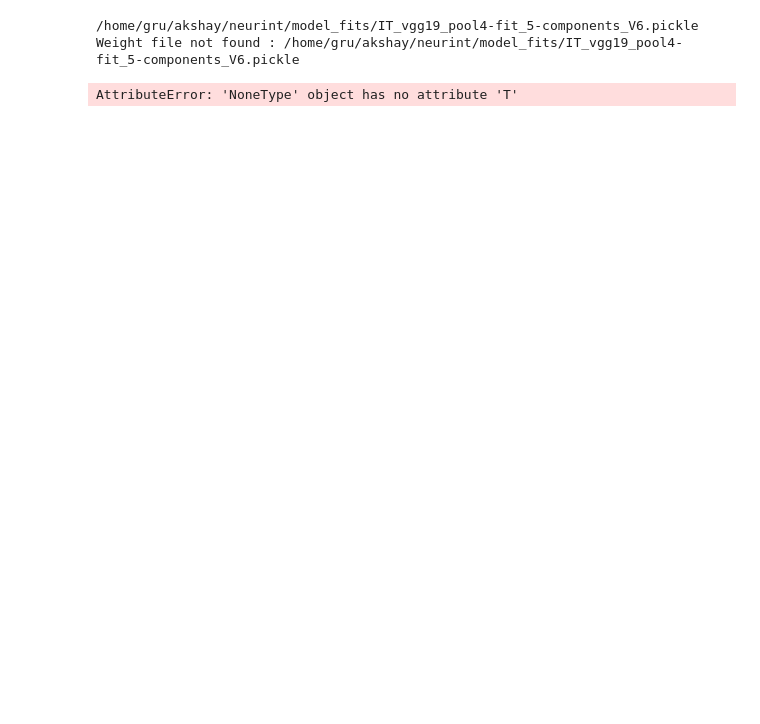
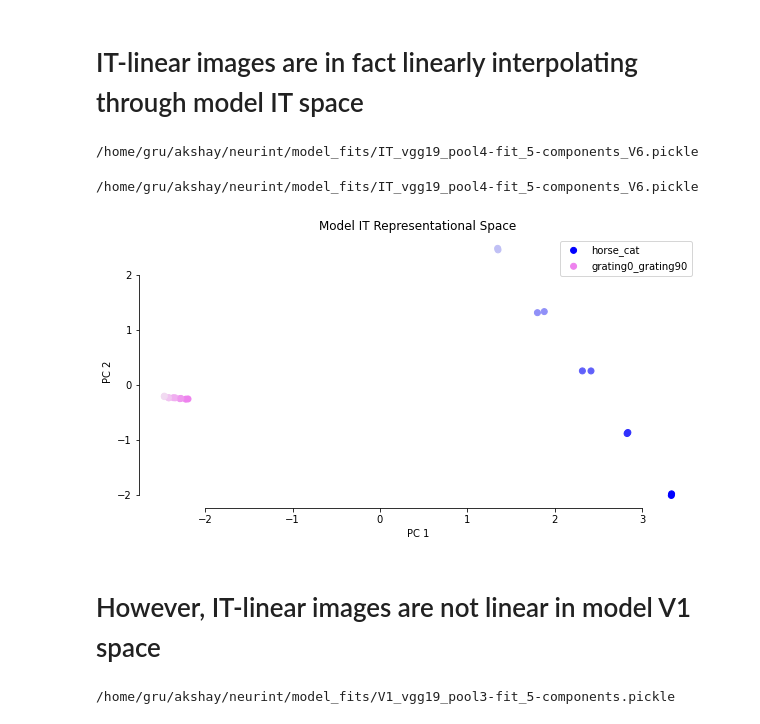
Before and after one commit to akjags/neurint, a Jupyter notebook: model_neural_response.ipynb, the cells around one changed output. Cells and saved outputs as stored; diff of their text form; code cells hidden in the pictures; blank space fills up the shorter version.

Commit message:
observer model code

```diff
--- a/model_neural_response.ipynb
+++ b/model_neural_response.ipynb
@@ -88,12 +140,58 @@ cpu
+# %%
+image_path = 'outputs/color/{}_{}_{}_s{}.png'
+image_pairs = ['elephant1_face1', 'rocks_leaves', 'horse_cat', 'grating0_grating90']
+intervals = ['0','25','50','75','100']
+layers = ['pool3-V1', 'pool4-IT']
+image_list = [image_path.format(image_pair, interval, '{}', '{}') for image_pair in image_pairs for interval in intervals]
+# %% [markdown]
+# IT-linear images are in fact linearly interpolating through model IT space
 # %%
-images = ['outputs/bw/rocks_leaves_0_pool4-IT_s1.png',
-          'outputs/bw/rocks_leaves_25_pool4-IT_s1.png',
-          'outputs/bw/rocks_leaves_50_pool4-IT_s1.png',
-          'outputs/bw/rocks_leaves_75_pool4-IT_s1.png',
-          'outputs/bw/rocks_leaves_100_pool4-IT_s1.png']
+# Sample 1
+images = [imagename.format('pool4-IT', 1) for imagename in image_list]
+IT_responses = get_neural_model_response(images, 'pool4', 'IT')
+pca = PCA(n_components=2)
+X1 = pca.fit_transform(IT_responses)
 
+# Sample 2
+images = [imagename.format('pool4-IT', 2) for imagename in image_list]
 IT_responses = get_neural_model_response(images, 'pool4', 'IT')
+#pca = PCA(n_components=2)
+X2 = pca.fit_transform(IT_responses)
 # %% [output]
 /home/gru/akshay/neurint/model_fits/IT_vgg19_pool4-fit_5-components_V6.pickle
-Weight file not found : /home/gru/akshay/neurint/model_fits/IT_vgg19_pool4-fit_5-components_V6.pickle
-AttributeError: 'NoneType' object has no attribute 'T'
+/home/gru/akshay/neurint/model_fits/IT_vgg19_pool4-fit_5-components_V6.pickle
+# %%
+import seaborn as sns
+fig, ax = plt.subplots(figsize=(10,5))
+
+palnames = ['blue', 'violet', 'magenta', 'lime']
+labels = []
+for pi, image_pair in enumerate(image_pairs):
+    colors = sns.light_palette(palnames[pi])[::-1]
+    k = pi*5
+    ax.scatter(X1[(pi*5):(pi*5)+5,0], X1[(pi*5):(pi*5)+5,1], color=list(colors)[:len(intervals)])
+    labels.append(image_pair)
+
+for pi, palette in enumerate(image_pairs):
+    colors = sns.light_palette(palnames[pi])[::-1]
+    k = pi*5
+    ax.scatter(X2[(pi*5):(pi*5)+5,0], X2[(pi*5):(pi*5)+5,1], color=list(colors)[:len(intervals)])
+
+ax.set_xlabel('PC 1')
+ax.set_ylabel('PC 2')
+ax.set_title('Model IT Representational Space')
+ax.legend(labels)
+
+sns.despine(trim=True)
+# %% [output]
+[figure, added]
+# %% [markdown]
+# However, IT-linear images are not linear in model V1 space
+# %%
+images = [imagename.format('pool4-IT', 1) for imagename in image_list]
+
+IT_responses = get_neural_model_response(images, 'pool3', 'V1')
+pca = PCA(n_components=2)
+X1 = pca.fit_transform(IT_responses)
+# %% [output]
+/home/gru/akshay/neurint/model_fits/V1_vgg19_pool3-fit_5-components.pickle
```
Also changed, not shown: parts of 33 cells of this notebook.
